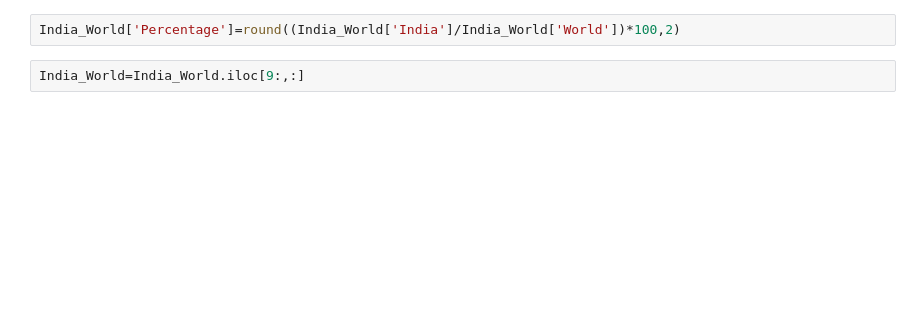
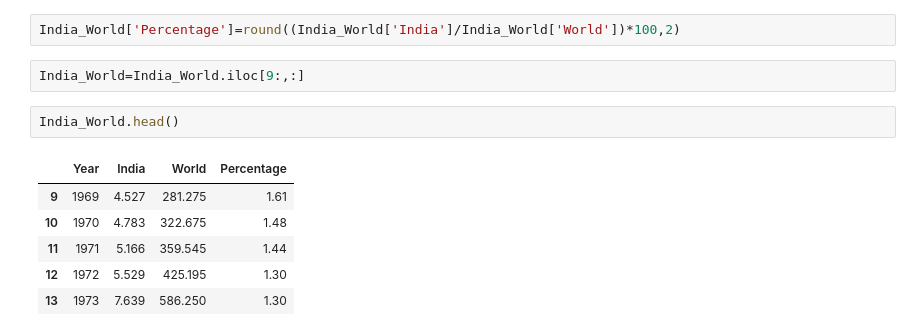
Before and after one commit to yashshahi/India_trade-1960-1999-, a Jupyter notebook: potential_gdp.ipynb, the cells around one changed output. Cells and saved outputs as stored; diff of their text form; blank space fills up the shorter version.

```diff
--- a/potential_gdp.ipynb
+++ b/potential_gdp.ipynb
@@ -465,6 +473,15 @@ India_World['India']=(India_World['India']/10**9)
 India_World['Percentage']=round((India_World['India']/India_World['World'])*100,2)
 # %%
 India_World=India_World.iloc[9:,:]
+# %%
+India_World.head()
+# %% [output]
+|  | Year | India | World | Percentage |
+| 9 | 1969 | 4.527 | 281.275 | 1.61 |
+| 10 | 1970 | 4.783 | 322.675 | 1.48 |
+| 11 | 1971 | 5.166 | 359.545 | 1.44 |
+| 12 | 1972 | 5.529 | 425.195 | 1.30 |
+| 13 | 1973 | 7.639 | 586.250 | 1.30 |
 # %%
 sns.set_theme(style='whitegrid')
 plt.figure(figsize=(12,6))
```
Also changed, not shown: parts of 7 cells of this notebook.
